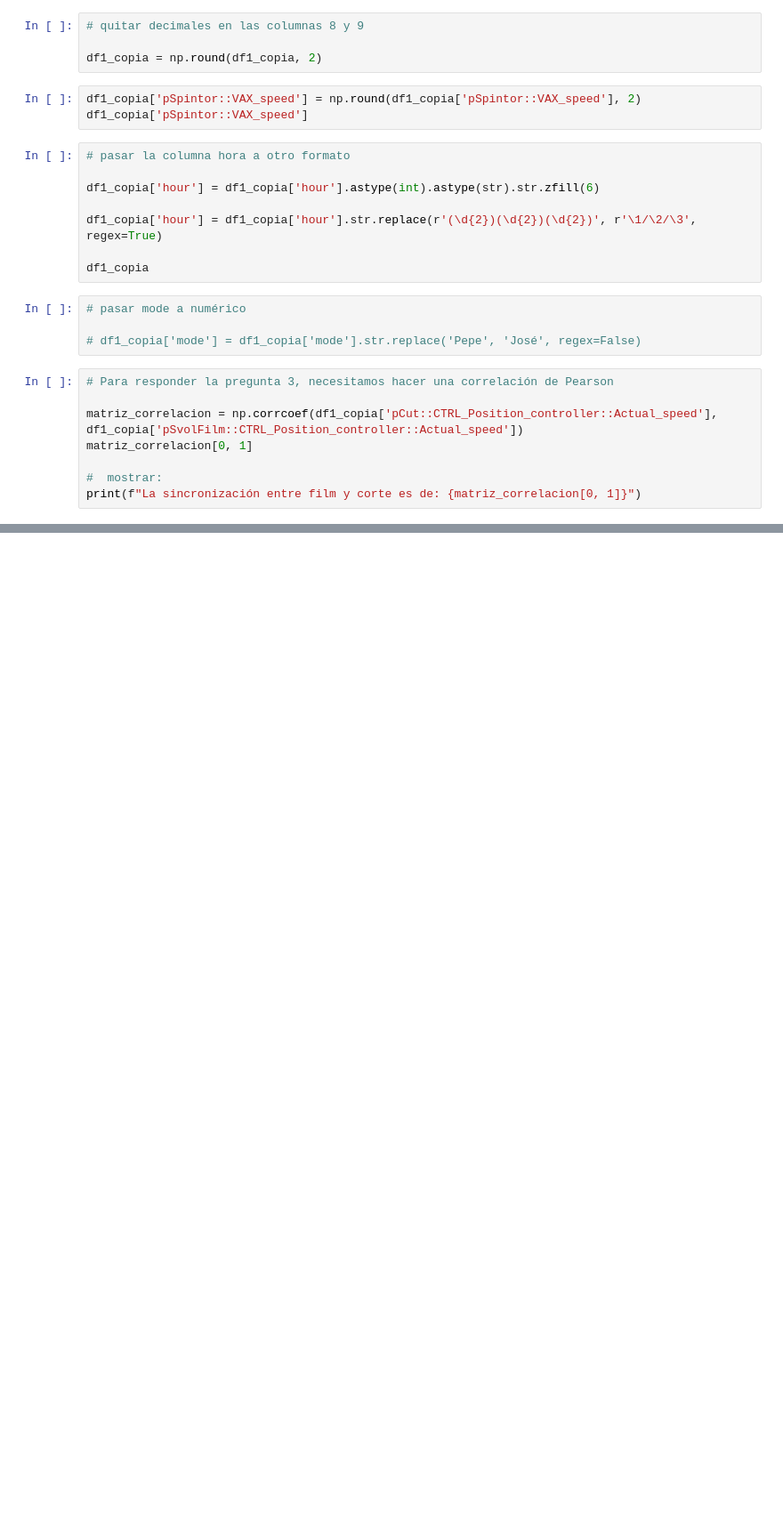
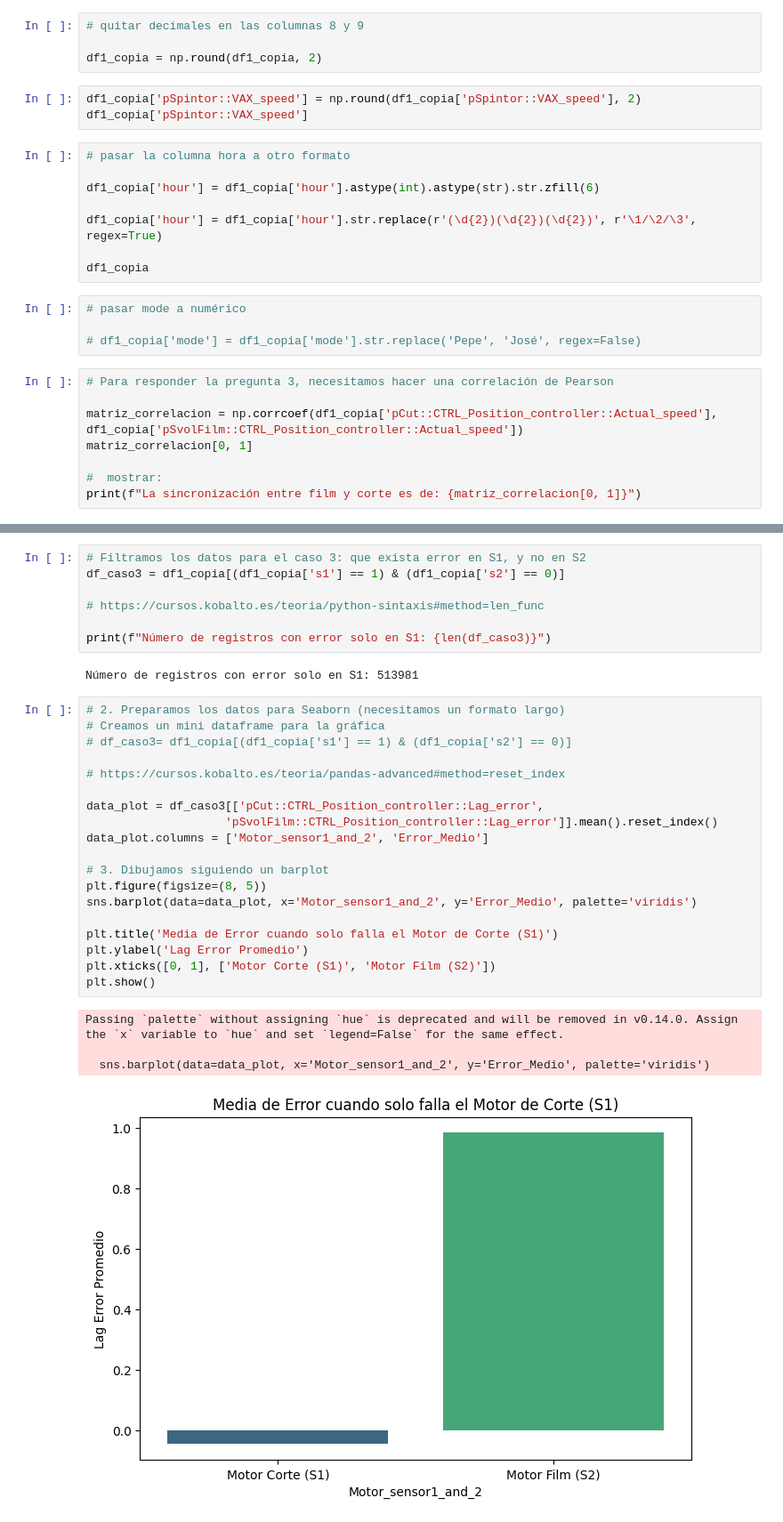
Before and after one commit to maketas1/CuartetoCalavera, a Jupyter notebook: proyecto_kry.ipynb, the cells around one changed output, grey strips where cells are left out. Shown at 89% size. Saved outputs shown, nothing was run; the diff lists cells and outputs as text; blank space fills up the shorter version.

```diff
--- a/proyecto_kry.ipynb
+++ b/proyecto_kry.ipynb
@@ -190,0 +219,33 @@ df1_copia['Averia_Total'] = ((df1_copia['Averia_Motor'] == 1) | (df1_copia['Aver
+# %%
+# Filtramos los datos para el caso 3: que exista error en S1, y no en S2
+df_caso3 = df1_copia[(df1_copia['s1'] == 1) & (df1_copia['s2'] == 0)]
+
+# https://cursos.kobalto.es/teoria/python-sintaxis#method=len_func
+
+print(f"Número de registros con error solo en S1: {len(df_caso3)}")
+# %% [output]
+Número de registros con error solo en S1: 513981
+# %%
+# 2. Preparamos los datos para Seaborn (necesitamos un formato largo)
+# Creamos un mini dataframe para la gráfica
+# df_caso3= df1_copia[(df1_copia['s1'] == 1) & (df1_copia['s2'] == 0)]
+
+# https://cursos.kobalto.es/teoria/pandas-advanced#method=reset_index
+
+data_plot = df_caso3[['pCut::CTRL_Position_controller::Lag_error',
+                    'pSvolFilm::CTRL_Position_controller::Lag_error']].mean().reset_index()
+data_plot.columns = ['Motor_sensor1_and_2', 'Error_Medio']
+
+# 3. Dibujamos siguiendo un barplot
+plt.figure(figsize=(8, 5))
+sns.barplot(data=data_plot, x='Motor_sensor1_and_2', y='Error_Medio', palette='viridis')
+
+plt.title('Media de Error cuando solo falla el Motor de Corte (S1)')
+plt.ylabel('Lag Error Promedio')
+plt.xticks([0, 1], ['Motor Corte (S1)', 'Motor Film (S2)'])
+plt.show()
+# %% [output]
+Passing `palette` without assigning `hue` is deprecated and will be removed in v0.14.0. Assign the `x` variable to `hue` and set `legend=False` for the same effect.
+
+  sns.barplot(data=data_plot, x='Motor_sensor1_and_2', y='Error_Medio', palette='viridis')
+[figure, added]
```
Also changed, not shown: parts of 11 cells of this notebook, 4 other files.
